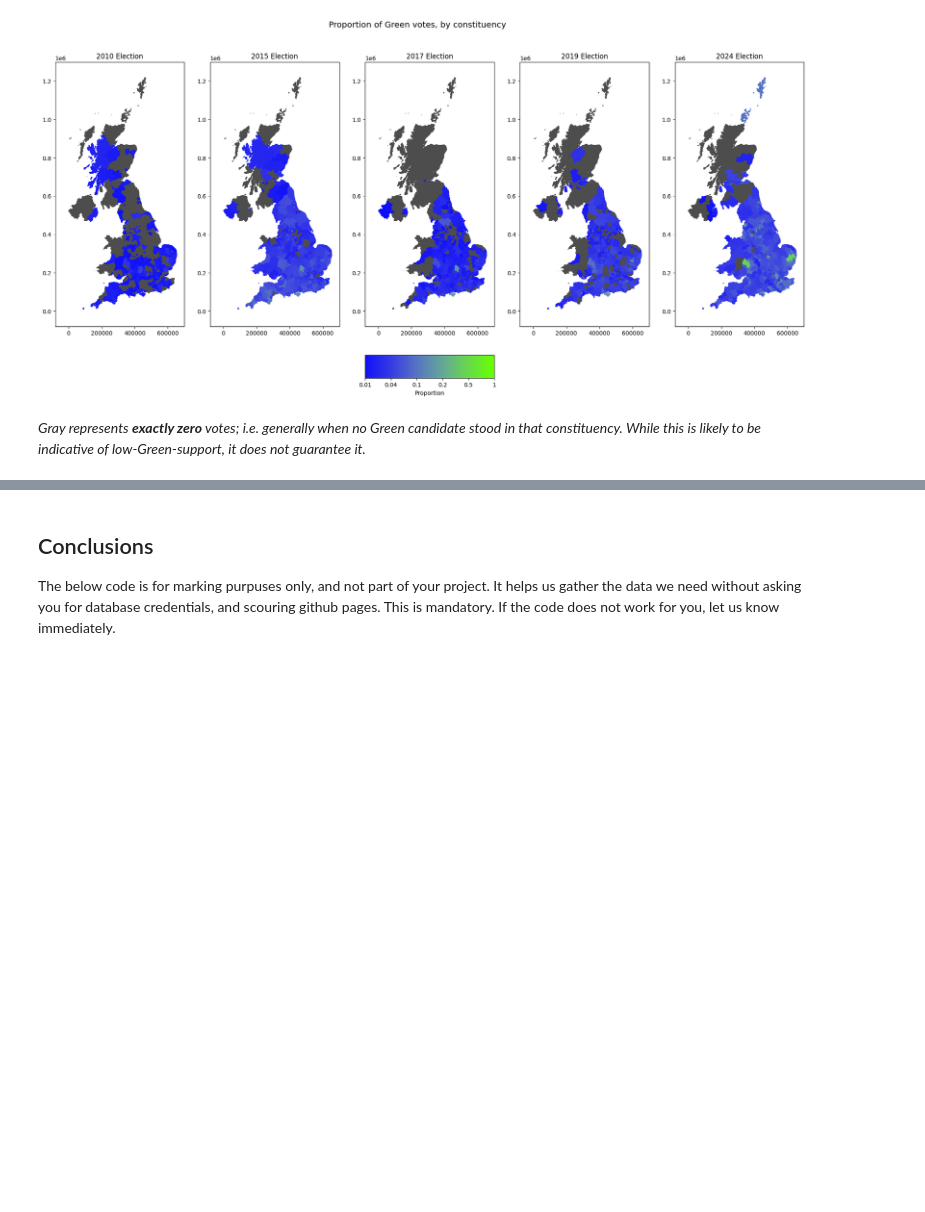
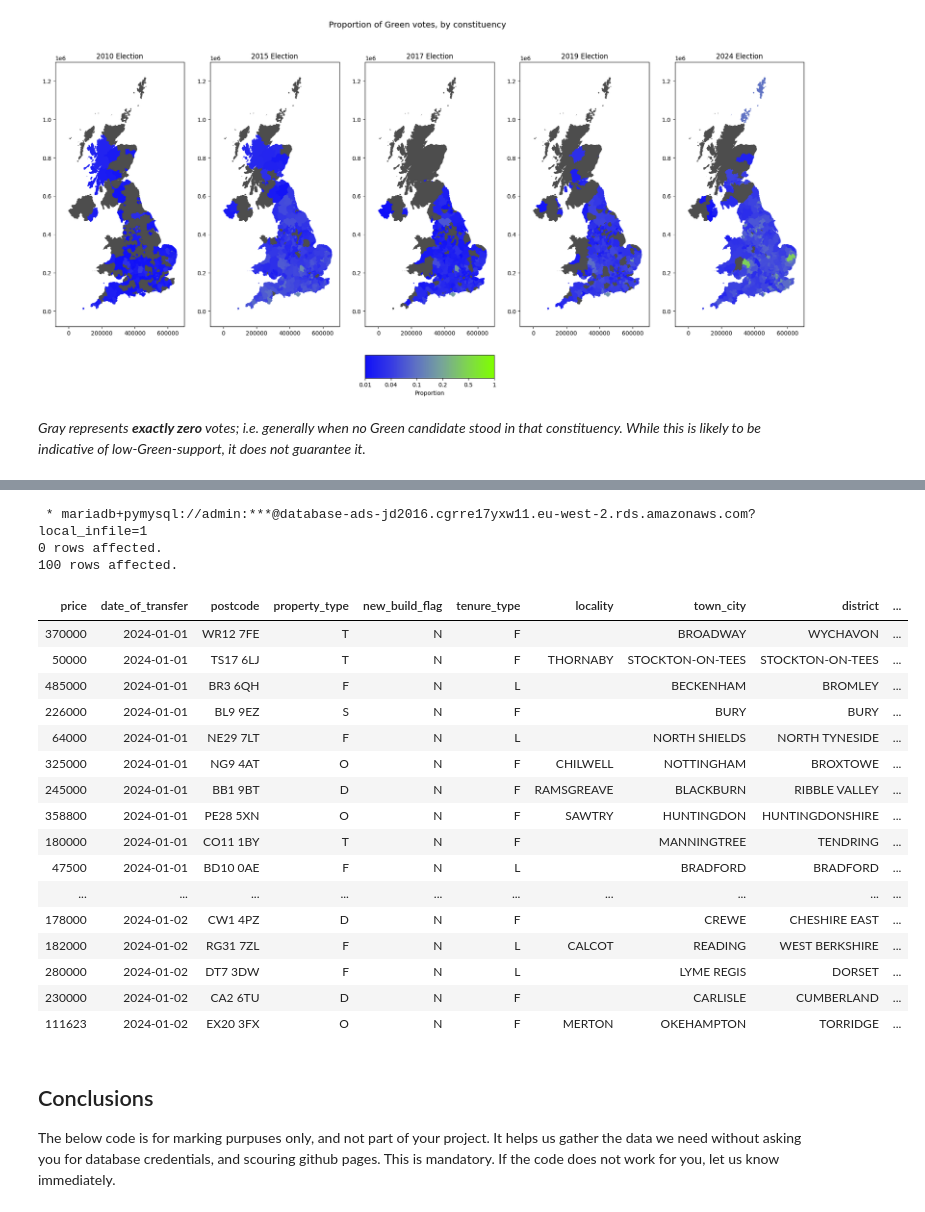
Before and after one commit to JDS289/jd2016_ads_2024, a Jupyter notebook: ads_course_assessment.ipynb, the cells around one changed output, grey strips where cells are left out. Saved outputs shown, nothing was run; the diff lists cells and outputs as text; code cells hidden in the pictures; blank space fills up the shorter version.

```diff
--- a/ads_course_assessment.ipynb
+++ b/ads_course_assessment.ipynb
@@ -477,0 +474,6 @@ Note that the ideas are just a starting point question. You should include more
+# %%
+import geopandas as gpd
+
+boundaries2024 = gpd.read_file("BUC_2024.geojson")
+boundaries2016 = gpd.read_file("BUC_2016.geojson")
+# While the ONS releases differently-named boundary-sets between 2010 and 2019, the differences are virtually impercetible to the eye.
@@ -947,3 +877,30 @@ print(color_from_greenProportion(1))
+# %%
+%%sql
+USE ads_2024;
+
+SELECT * FROM ((SELECT * FROM prices_coordinates_data LIMIT 100) AS p
+INNER JOIN boundaries2024 b ON ST_Contains(b.geometry, p.geom));
+# %% [output]
+ * mariadb+pymysql://admin:***@database-ads-jd2016.cgrre17yxw11.eu-west-2.rds.amazonaws.com?local_infile=1
+0 rows affected.
+100 rows affected.
+| price | date_of_transfer | postcode | property_type | new_build_flag | tenure_type | locality | town_city | district | ... |
+| 370000 | 2024-01-01 | WR12 7FE | T | N | F |  | BROADWAY | WYCHAVON | ... |
+| 50000 | 2024-01-01 | TS17 6LJ | T | N | F | THORNABY | STOCKTON-ON-TEES | STOCKTON-ON-TEES | ... |
+| 485000 | 2024-01-01 | BR3 6QH | F | N | L |  | BECKENHAM | BROMLEY | ... |
+| 226000 | 2024-01-01 | BL9 9EZ | S | N | F |  | BURY | BURY | ... |
+| 64000 | 2024-01-01 | NE29 7LT | F | N | L |  | NORTH SHIELDS | NORTH TYNESIDE | ... |
+| 325000 | 2024-01-01 | NG9 4AT | O | N | F | CHILWELL | NOTTINGHAM | BROXTOWE | ... |
+| 245000 | 2024-01-01 | BB1 9BT | D | N | F | RAMSGREAVE | BLACKBURN | RIBBLE VALLEY | ... |
+| 358800 | 2024-01-01 | PE28 5XN | O | N | F | SAWTRY | HUNTINGDON | HUNTINGDONSHIRE | ... |
+| 180000 | 2024-01-01 | CO11 1BY | T | N | F |  | MANNINGTREE | TENDRING | ... |
+| 47500 | 2024-01-01 | BD10 0AE | F | N | L |  | BRADFORD | BRADFORD | ... |
+| ... | ... | ... | ... | ... | ... | ... | ... | ... | ... |
+| 178000 | 2024-01-02 | CW1 4PZ | D | N | F |  | CREWE | CHESHIRE EAST | ... |
+| 182000 | 2024-01-02 | RG31 7ZL | F | N | L | CALCOT | READING | WEST BERKSHIRE | ... |
+| 280000 | 2024-01-02 | DT7 3DW | F | N | L |  | LYME REGIS | DORSET | ... |
+| 230000 | 2024-01-02 | CA2 6TU | D | N | F |  | CARLISLE | CUMBERLAND | ... |
+| 111623 | 2024-01-02 | EX20 3FX | O | N | F | MERTON | OKEHAMPTON | TORRIDGE | ... |
 # %% [markdown]
 ## Conclusions
 
```
Also changed, not shown: parts of 37 cells of this notebook.
